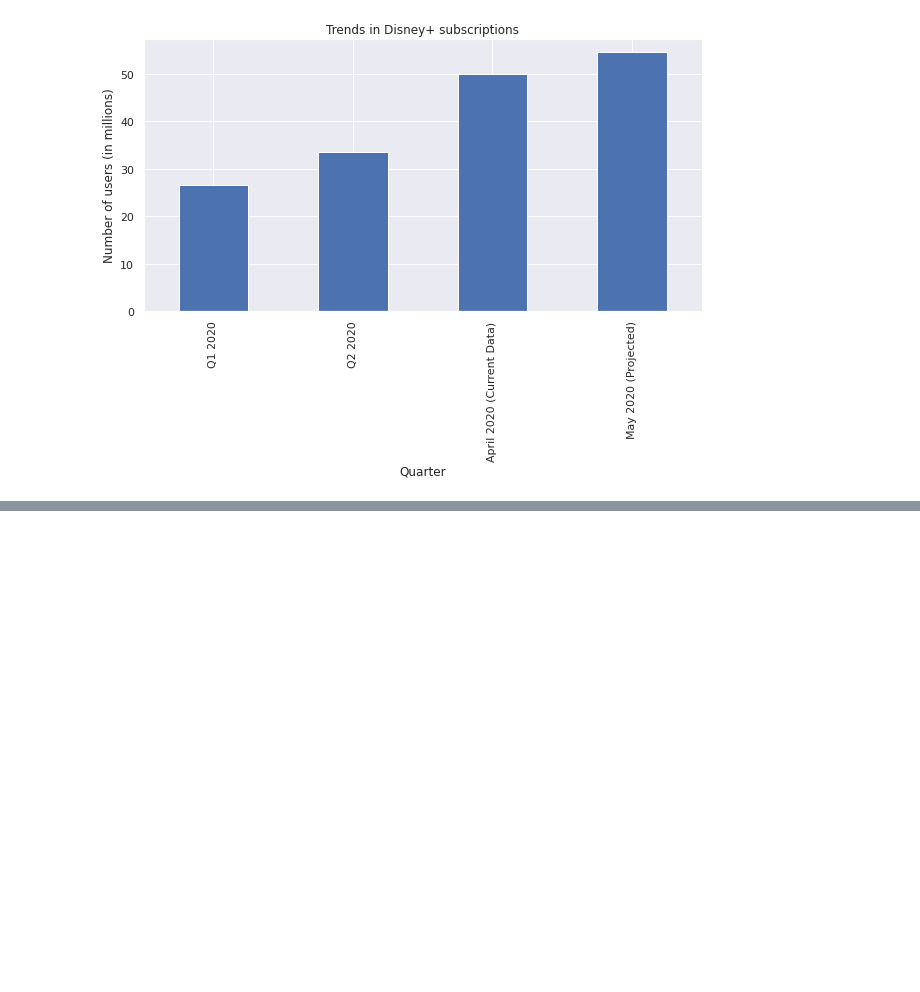
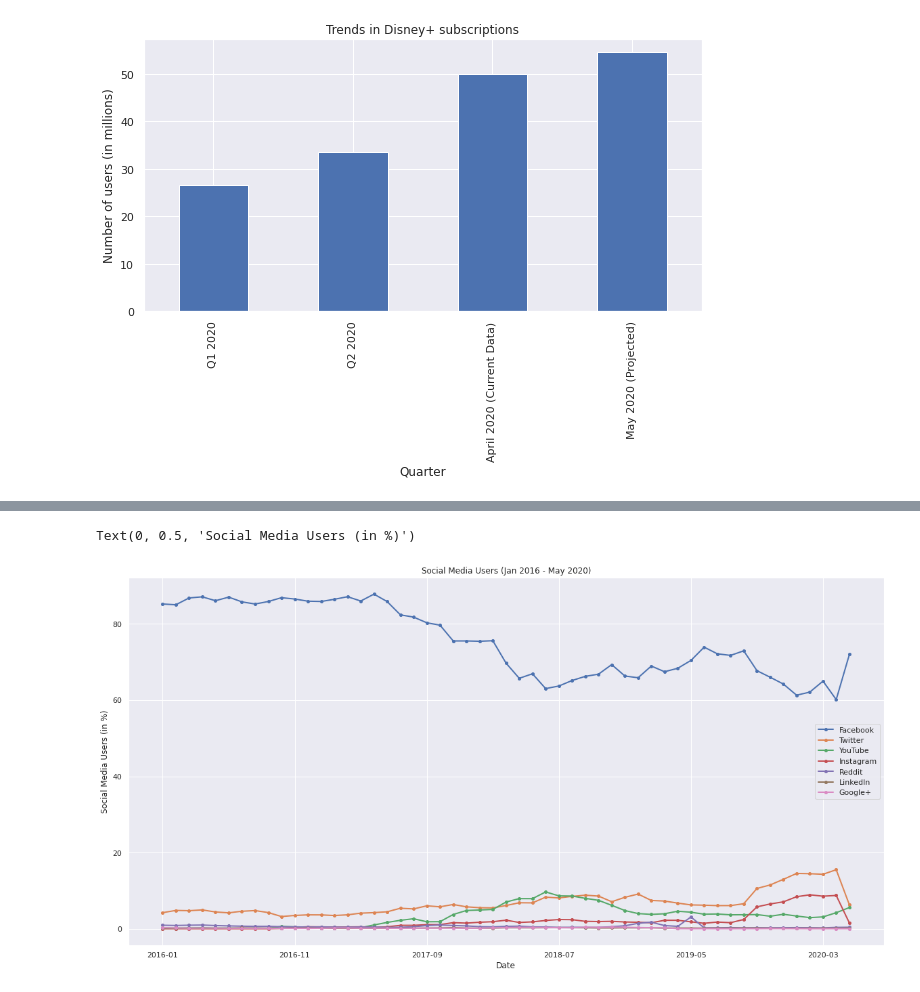
Before and after one commit to newb-dev-1008/CoVID_Entertainment_Impact, a Jupyter notebook: Entertainment_during_CoVID_19.ipynb, the cells around one changed output, grey strips where cells are left out. Cells and saved outputs as stored; diff of their text form; code cells hidden in the pictures; blank space fills up the shorter version.

```diff
--- a/Entertainment_during_CoVID_19.ipynb
+++ b/Entertainment_during_CoVID_19.ipynb
@@ -777,2 +805,11 @@ Text(0, 0.5, 'Number of users (in millions)')
+# %%
+social_media_long_time = pd.read_csv('social_media_16_20.csv')
+social_media_long_time.reset_index()
+social_media_long_time.set_index('Date', inplace = True)
+social_media_long_time.plot(kind = 'line', linewidth = 2, marker = 'o', markersize = 4, figsize = [20,10], title = 'Social Media Users (Jan 2016 - May 2020)')
+plt.ylabel('Social Media Users (in %)')
+# %% [output]
+Text(0, 0.5, 'Social Media Users (in %)')
+[figure, added]
 # %%
 # csgo_increase, cod_warzone
```
Also changed, not shown: parts of 3 cells of this notebook.
